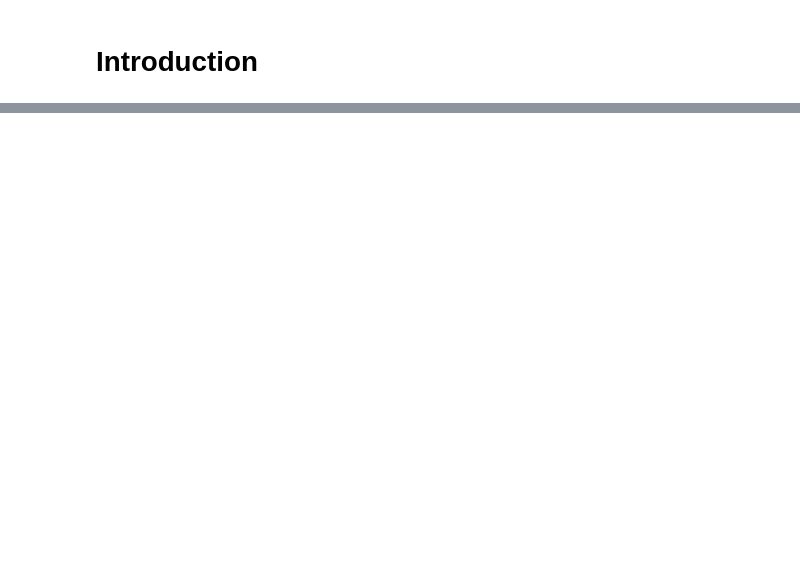
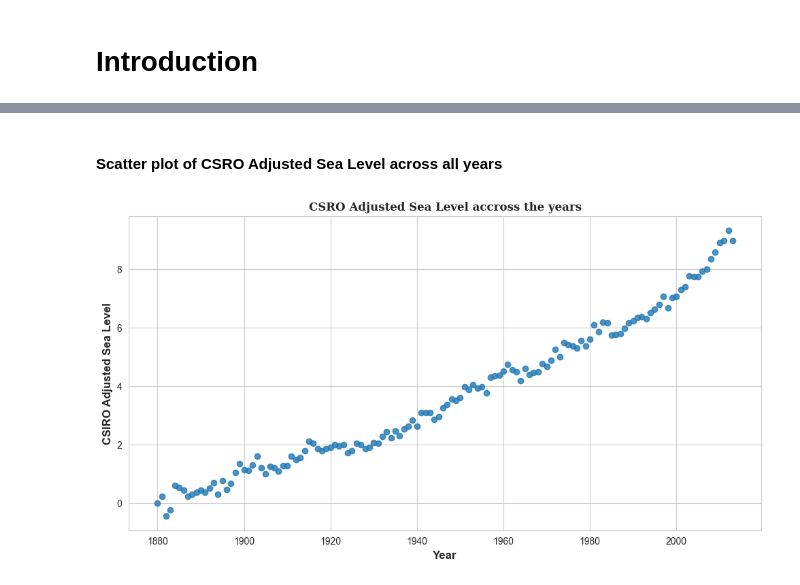
Before and after one commit to Peterez-Git/FreeCodeCamp-Data-Analysis-Projects, a Jupyter notebook: sea_level_predictor_project/sea_level_predictor_presentation.ipynb, the cells around one changed output, grey strips where cells are left out. Drawn from its saved outputs; the diff is of its cells as text; code cells hidden in the pictures; blank space fills up the shorter version.

```diff
--- a/sea_level_predictor_project/sea_level_predictor_presentation.ipynb
+++ b/sea_level_predictor_project/sea_level_predictor_presentation.ipynb
@@ -53,0 +52,5 @@ hello world
+# %%
+# Load the Data into pandas
+df = pd.read_csv('epa-sea-level.csv')
+
+df.head()
@@ -53,0 +64,12 @@ hello world
+# %% [markdown]
+<h4><b>Scatter plot of CSRO Adjusted Sea Level across all years</b></h4>
+# %%
+# Plot a Scatter plot of CSRO Adjusted Sea Level accross all years
+plt.figure(figsize=(12,6))
+plt.scatter(x=df['Year'], y=df['CSIRO Adjusted Sea Level'], alpha=0.8)
+plt.xlabel('Year', fontsize=12, fontweight='bold')
+plt.ylabel('CSIRO Adjusted Sea Level', fontsize=12, fontweight='bold')
+plt.title('CSRO Adjusted Sea Level accross the years', fontsize=12, fontweight='bold', family='serif')
+plt.show()
+# %% [output]
+[figure, added]
```
Also changed, not shown: parts of 8 cells of this notebook, 1 other file.
